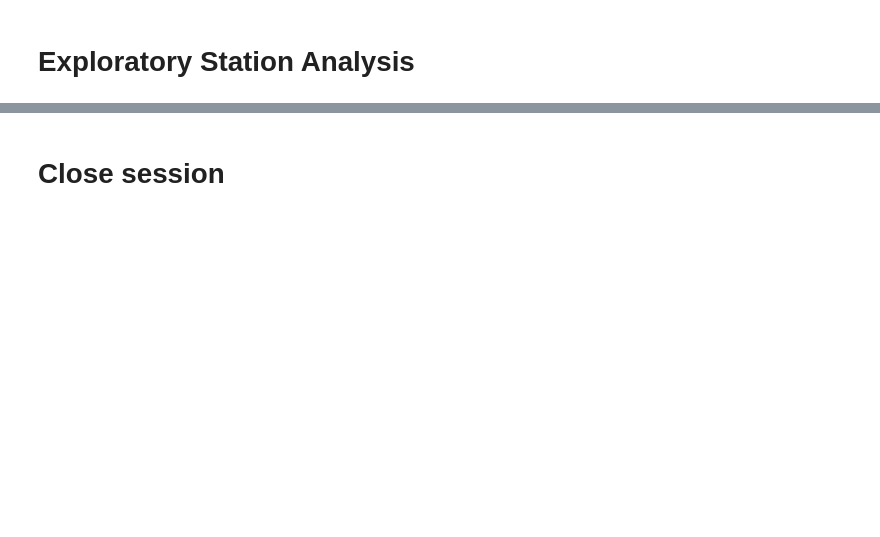
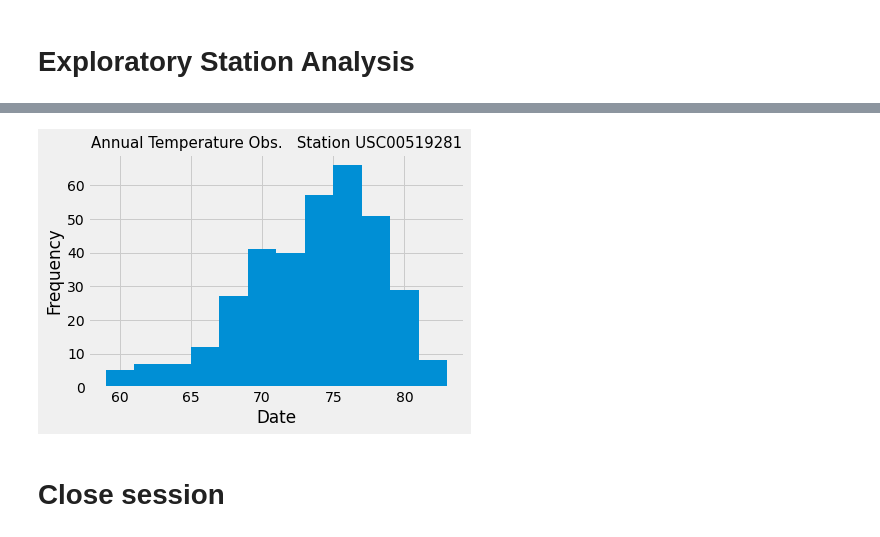
Before and after one commit to dalemunroe/sqlalchemy-challenge, a Jupyter notebook: climate_starter.ipynb, the cells around one changed output, grey strips where cells are left out. Saved outputs shown, nothing was run; the diff lists cells and outputs as text; code cells hidden in the pictures; blank space fills up the shorter version.

```diff
--- a/climate_starter.ipynb
+++ b/climate_starter.ipynb
@@ -169,3 +277,8 @@ for date in last_date1:
 # %%
 # Using the most active station id
-# Query the last 12 months of temperature observation data for this station and plot the results as a histogram
+# Query the last 12 months of temperature observation data for this station
+station_tobs_data = session.query(Measurement.date, Measurement.tobs).\
+    filter(Measurement.date > st_query_date).\
+    filter(Measurement.station == "USC00519281").\
+    order_by(Measurement.date).all()   # Sort the dataframe by date
+station_tobs_data
@@ -171,0 +303,5 @@ for date in last_date1:
+# %%
+# Save the query results as a Pandas DataFrame and set the index to the date column
+tobs_query_df = pd.DataFrame(station_tobs_data, columns=['date', 'tobs'])
+tobs_query_df.set_index('date', inplace=False)
+tobs_query_df.head(20)
@@ -172,3 +326,13 @@ for date in last_date1:
+# %%
+# And plot the results as a histogram
+
+plt.hist(tobs_query_df['tobs'], bins=12)
+plt.xlabel("Date")
+plt.ylabel("Frequency")
+plt.title("Annual Temperature Obs.   Station USC00519281", fontsize=15)
+plt.show()
+# %% [output]
+[figure, added]
 # %% [markdown]
 # Close session
 # %%
```
Also changed, not shown: parts of 18 cells of this notebook, 1 other file.
